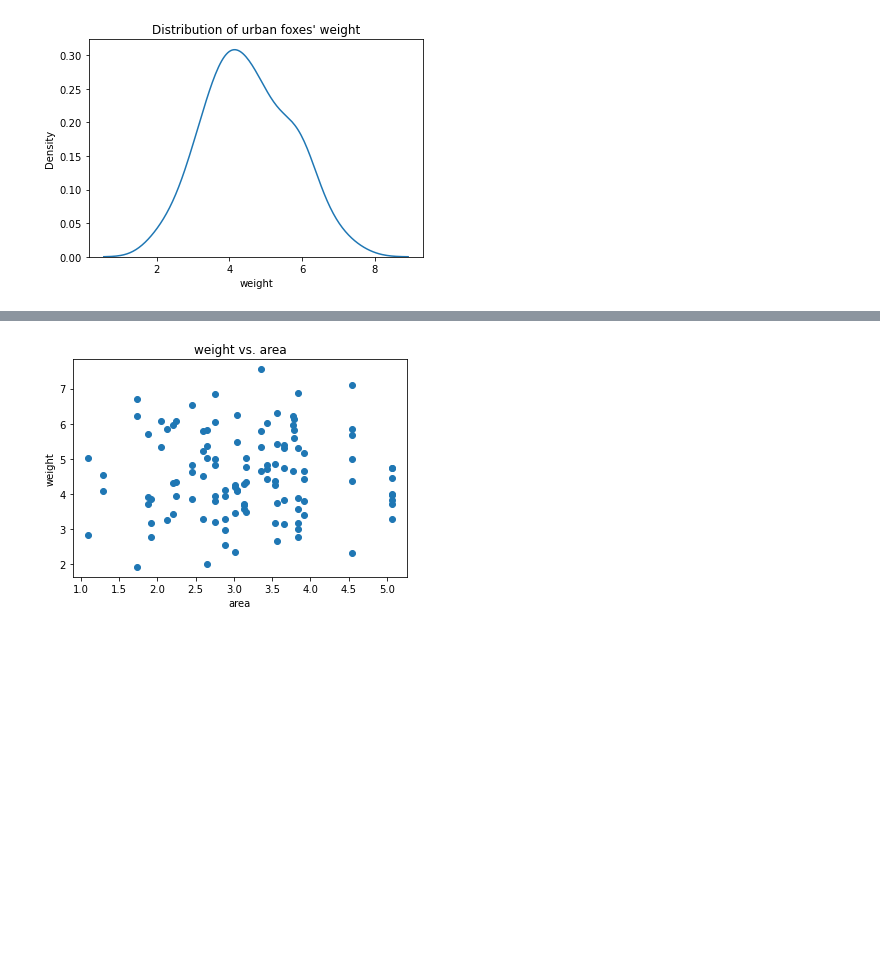
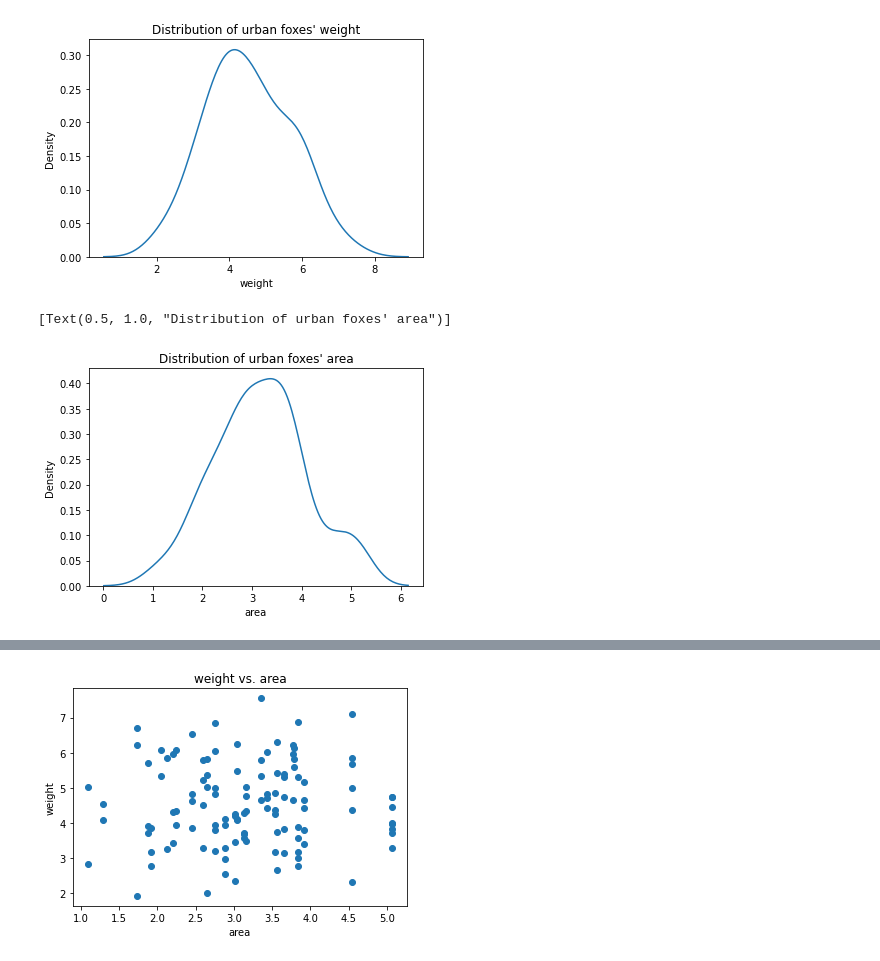
Before and after one commit to qlero/UCA_MSc-DS2, a Jupyter notebook: bayesian_learning/assignments/assignment_2/assignments_2.ipynb, the cells around one changed output, grey strips where cells are left out. Drawn from its saved outputs; the diff is of its cells as text; code cells hidden in the pictures; blank space fills up the shorter version.

```diff
--- a/bayesian_learning/assignments/assignment_2/assignments_2.ipynb
+++ b/bayesian_learning/assignments/assignment_2/assignments_2.ipynb
@@ -358,3 +479,8 @@ sns.kdeplot(data["weight"]).set(title="Distribution of urban foxes' weight")
 # %% [output]
 [Text(0.5, 1.0, "Distribution of urban foxes' weight")]
 [figure]
+# %%
+sns.kdeplot(data["area"]).set(title="Distribution of urban foxes' area")
+# %% [output]
+[Text(0.5, 1.0, "Distribution of urban foxes' area")]
+[figure, added]
```
Also changed, not shown: parts of 28 cells of this notebook.
